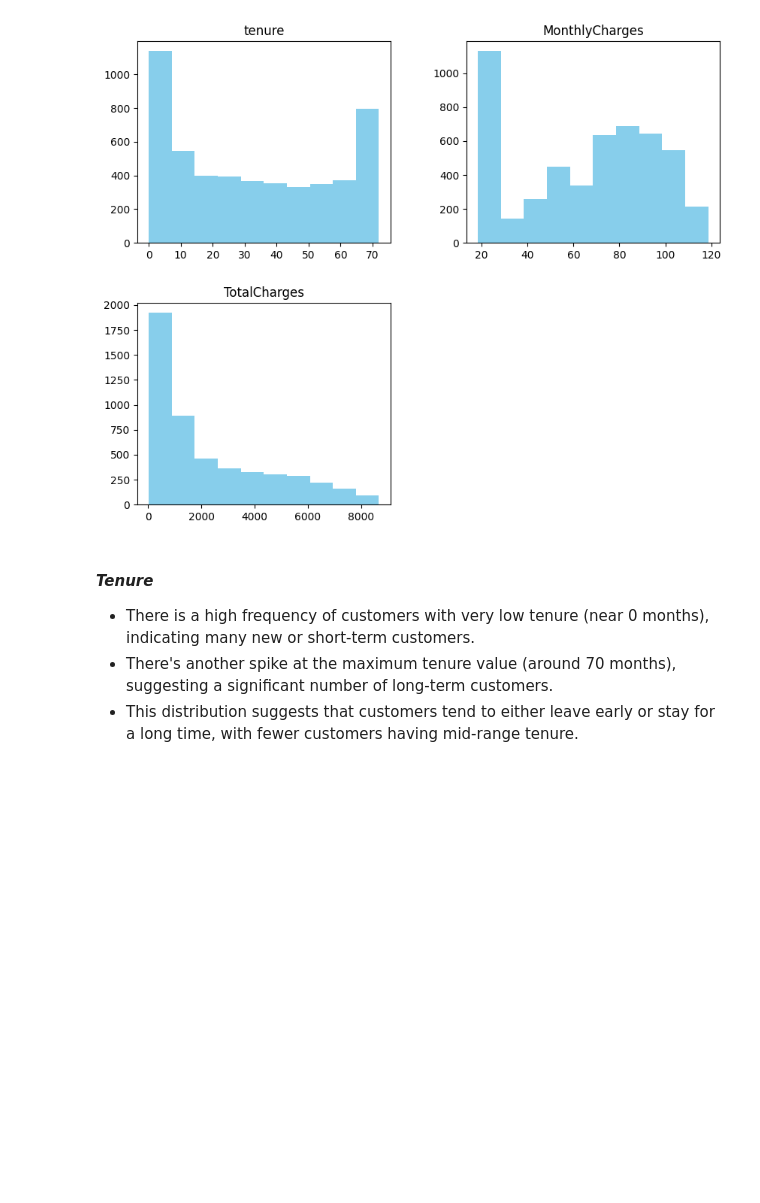
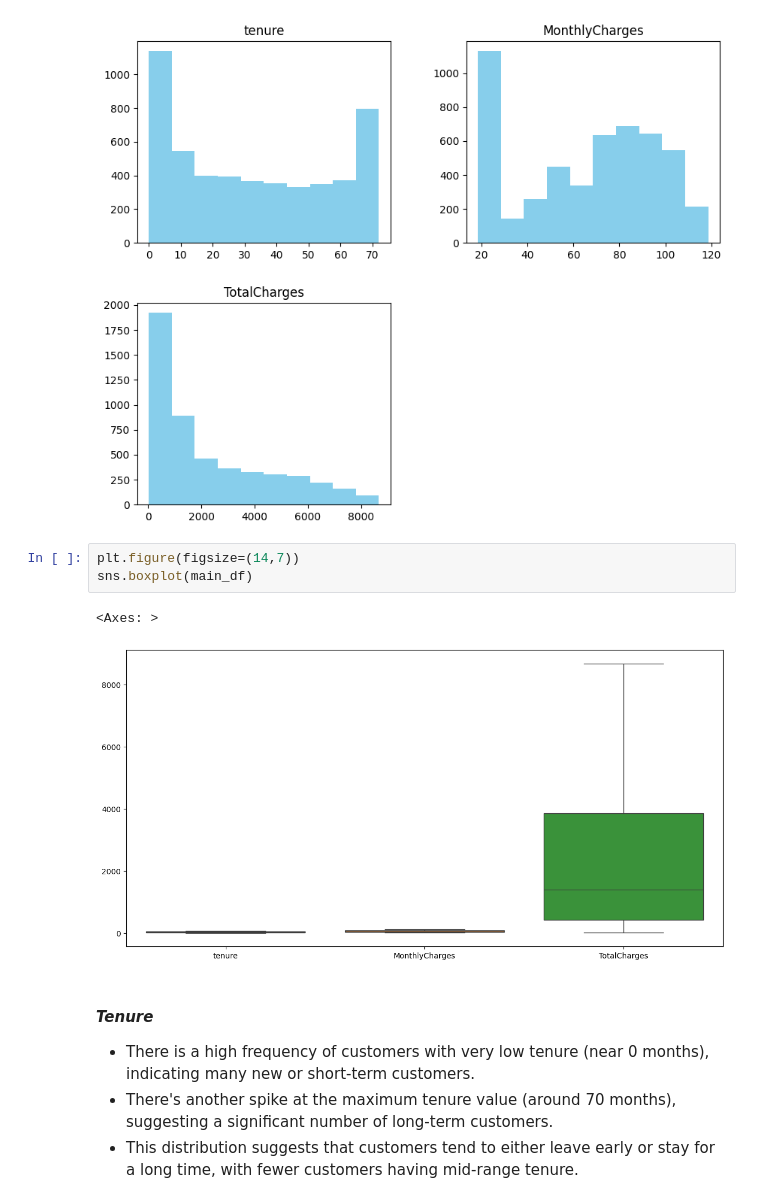
Before and after one commit to zeemanzak/CUSTOMER-CHUN-PREDICTION-AT-VODAFONE-CORPORATION, a Jupyter notebook: notebook/main.ipynb, the cells around one changed output. Saved outputs shown, nothing was run; the diff lists cells and outputs as text; blank space fills up the shorter version.

```diff
--- a/notebook/main.ipynb
+++ b/notebook/main.ipynb
@@ -465,6 +475,12 @@ main_df.hist(figsize=(10,8),grid=False,color='skyblue')
 plt.show()
 # %% [output]
 [figure]
+# %%
+plt.figure(figsize=(14,7))
+sns.boxplot(main_df)
+# %% [output]
+<Axes: >
+[figure, added]
 # %% [markdown]
 #### *Tenure*
 - There is a high frequency of customers with very low tenure (near 0 months), indicating many new or short-term customers.
```
Also changed, not shown: parts of 19 cells of this notebook.
